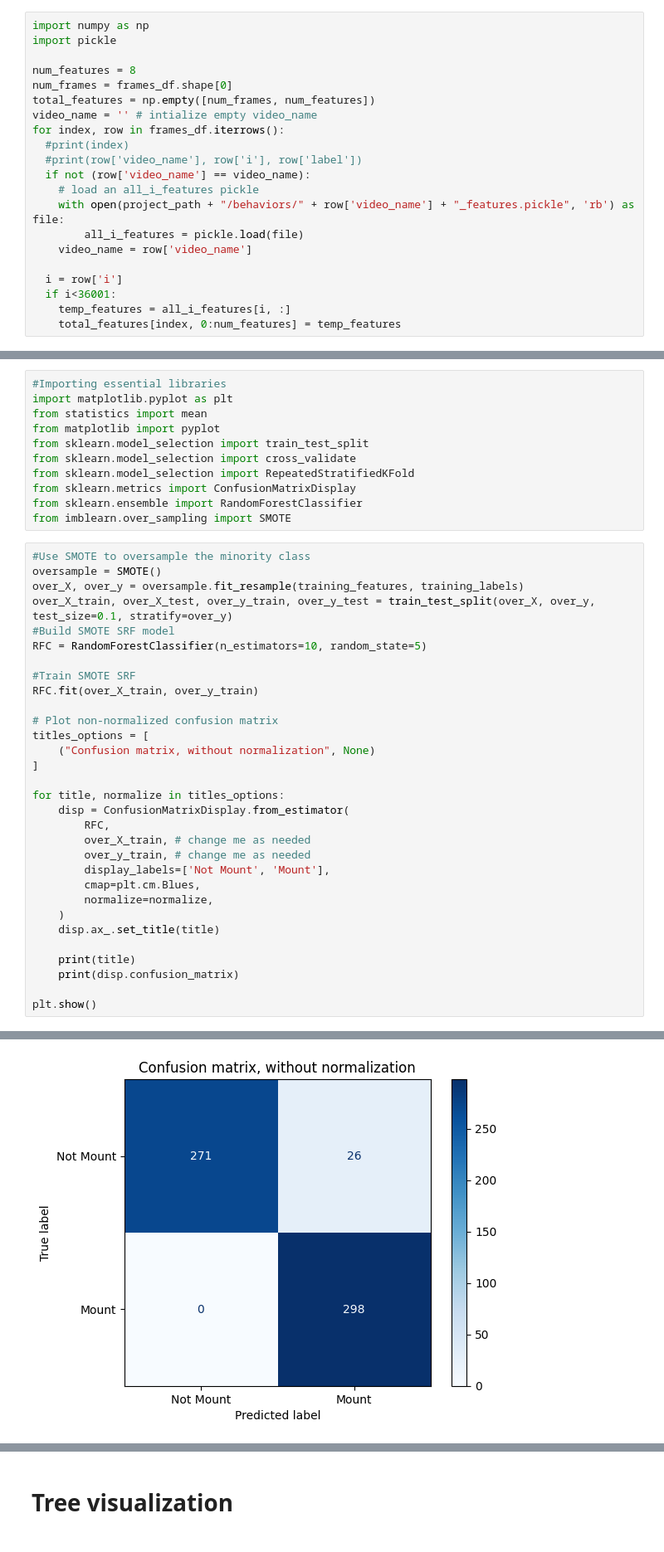
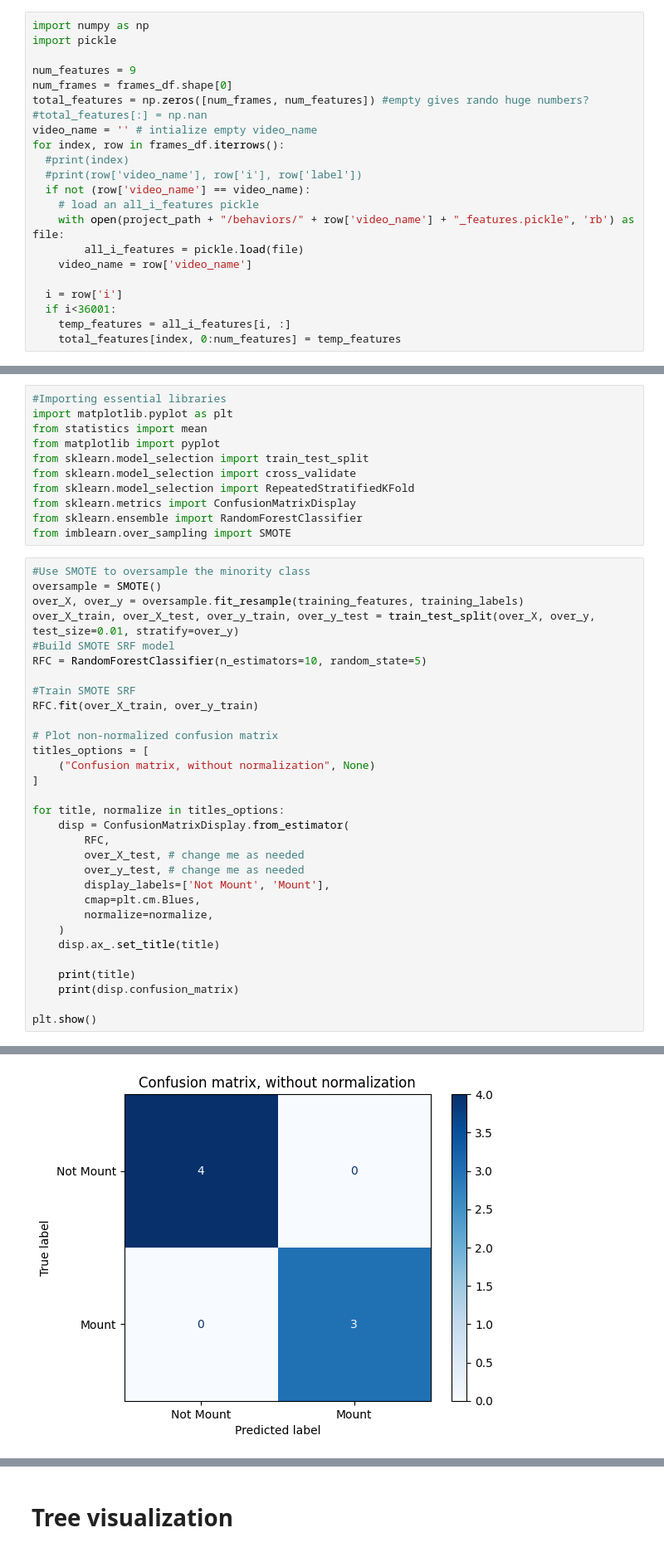
Before and after one commit to paulazoo/mouse-behavior-analysis, a Jupyter notebook: mount_random_forest_training.ipynb, the cells around one changed output, grey strips where cells are left out. Shown: that part at 83% size. Drawn from its saved outputs; the diff is of its cells as text.

```diff
--- a/mount_random_forest_training.ipynb
+++ b/mount_random_forest_training.ipynb
@@ -103,9 +107,10 @@ frames_df = labeled_frames_df[:].copy().reset_index(drop=True).copy()
 import numpy as np
 import pickle
 
-num_features = 8
+num_features = 9
 num_frames = frames_df.shape[0]
-total_features = np.empty([num_frames, num_features])
+total_features = np.zeros([num_frames, num_features]) #empty gives rando huge numbers?
+#total_features[:] = np.nan
 video_name = '' # intialize empty video_name
 for index, row in frames_df.iterrows():
   #print(index)
@@ -162,7 +171,7 @@ from imblearn.over_sampling import SMOTE
 #Use SMOTE to oversample the minority class
 oversample = SMOTE()
 over_X, over_y = oversample.fit_resample(training_features, training_labels)
-over_X_train, over_X_test, over_y_train, over_y_test = train_test_split(over_X, over_y, test_size=0.1, stratify=over_y)
+over_X_train, over_X_test, over_y_train, over_y_test = train_test_split(over_X, over_y, test_size=0.01, stratify=over_y)
 #Build SMOTE SRF model
 RFC = RandomForestClassifier(n_estimators=10, random_state=5)
 
@@ -177,8 +186,8 @@ titles_options = [
 for title, normalize in titles_options:
     disp = ConfusionMatrixDisplay.from_estimator(
         RFC,
-        over_X_train, # change me as needed
-        over_y_train, # change me as needed
+        over_X_test, # change me as needed
+        over_y_test, # change me as needed
         display_labels=['Not Mount', 'Mount'],
         cmap=plt.cm.Blues,
         normalize=normalize,
@@ -196,4 +205,4 @@ Confusion matrix, without normalization
-[figure, old version]
+[figure, new version]
 # %%
 # Plot non-normalized confusion matrix
 titles_options = [
```
Also changed, not shown: parts of 13 cells of this notebook, 1 other file.
